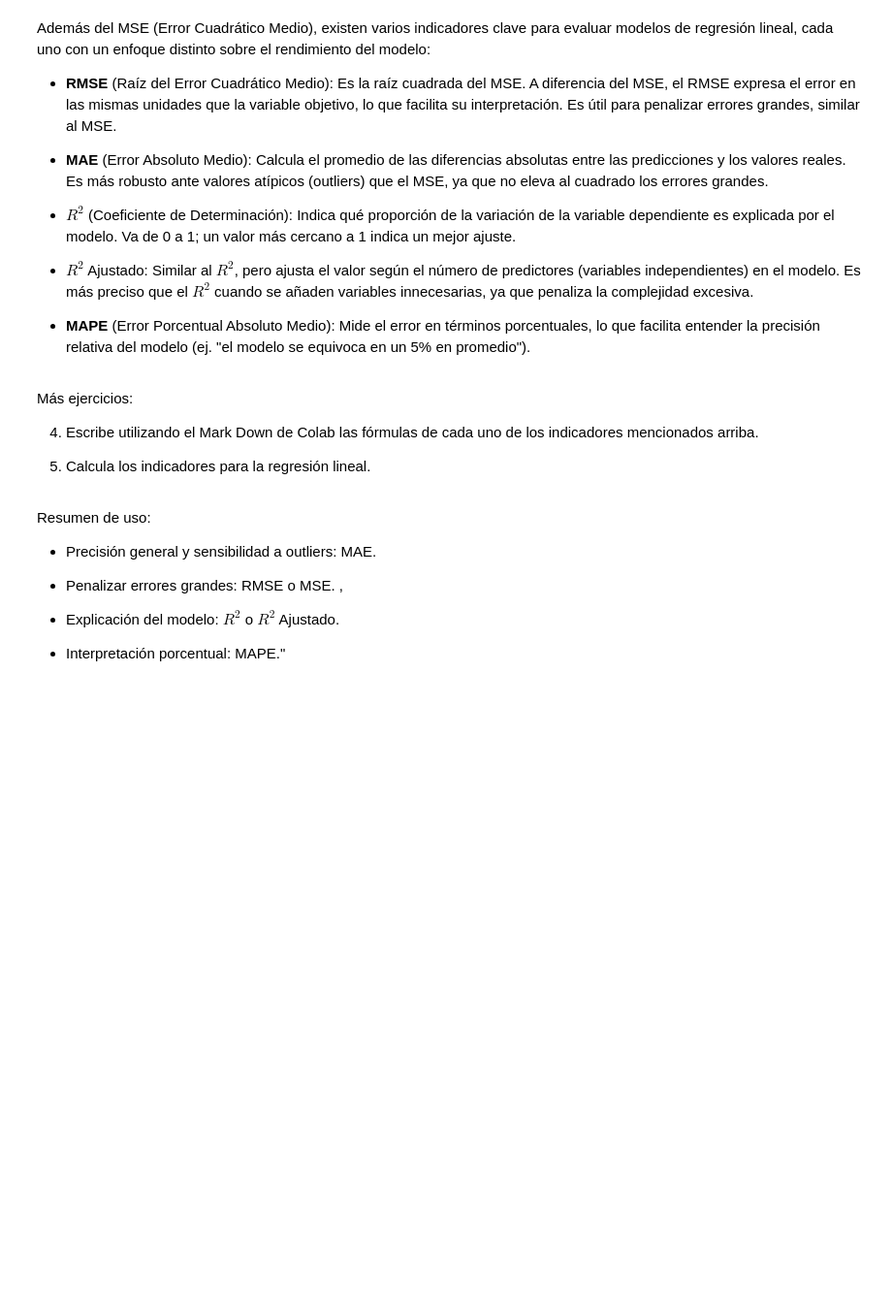
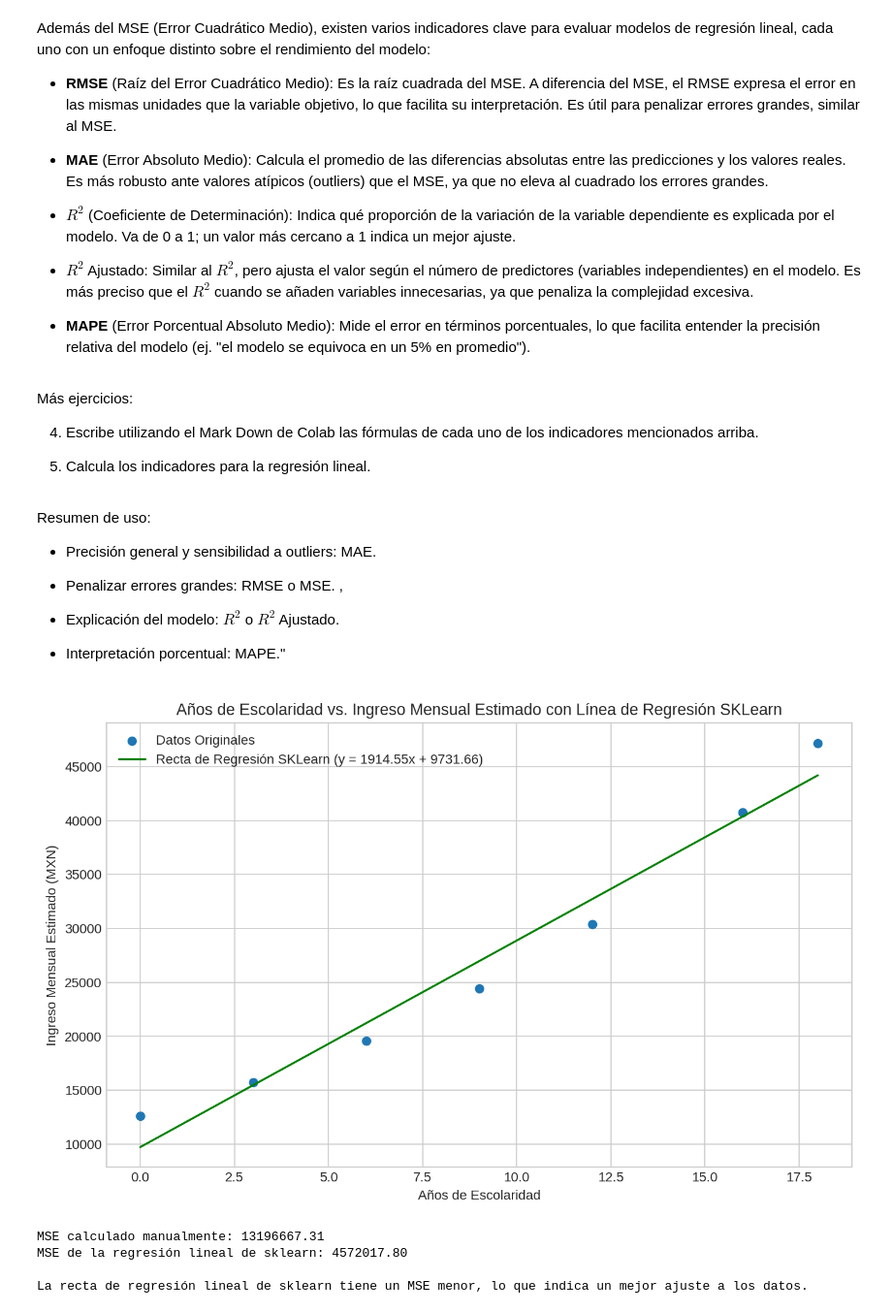
Before and after one commit to PacifiK2460/mineria-de-datos, a Jupyter notebook: Mineria_de_Datos.ipynb, the cells around one changed output. Shown at 97% size. Saved outputs shown, nothing was run; the diff lists cells and outputs as text; code cells hidden in the pictures; blank space fills up the shorter version.

```diff
--- a/Mineria_de_Datos.ipynb
+++ b/Mineria_de_Datos.ipynb
@@ -1193,3 +1193,46 @@ Resumen de uso:
 * Explicación del modelo: $R^{2}$ o $R^{2}$ Ajustado.
 
 * Interpretación porcentual: MAPE."
+# %%
+# Grafica la línea del modelo de regresión lineal de sklearn junto con los datos originales.
+
+# Calcular los valores y de la recta de regresión de sklearn
+linea_sklearn = m_sklearn * anios_escolaridad + b_sklearn
+
+plt.figure(figsize=(10, 6))
+plt.scatter(anios_escolaridad, ingreso_mensual_estimado_mx, label='Datos Originales')
+plt.plot(anios_escolaridad, linea_sklearn, color='green',
+         label=f'Recta de Regresión SKLearn (y = {m_sklearn:.2f}x + {b_sklearn:.2f})')
+plt.title('Años de Escolaridad vs. Ingreso Mensual Estimado con Línea de Regresión SKLearn')
+plt.xlabel('Años de Escolaridad')
+plt.ylabel('Ingreso Mensual Estimado (MXN)')
+plt.grid(True)
+plt.legend()
+plt.show()
+# %% [output]
+[figure, added]
+# %%
+# Calcula el MSE de esta regresión lineal y compara con el resultado anterior.
+from sklearn.metrics import mean_squared_error
+
+# 1. Realizar predicciones con el modelo de sklearn
+y_pred_sklearn = modelo_regresion.predict(X)
+
+# 2. Calcular el MSE usando sklearn
+mse_sklearn = mean_squared_error(y, y_pred_sklearn)
+
+print(f"MSE calculado manualmente: {mse:.2f}")
+print(f"MSE de la regresión lineal de sklearn: {mse_sklearn:.2f}")
+
+# Comparación
+if mse_sklearn < mse:
+    print("\nLa recta de regresión lineal de sklearn tiene un MSE menor, lo que indica un mejor ajuste a los datos.")
+elif mse_sklearn > mse:
+    print("\nLa recta calculada manualmente tiene un MSE menor, lo que indica un mejor ajuste a los datos.")
+else:
+    print("\nAmbas rectas tienen el mismo MSE.")
+# %% [output]
+MSE calculado manualmente: 13196667.31
+MSE de la regresión lineal de sklearn: 4572017.80
+
+La recta de regresión lineal de sklearn tiene un MSE menor, lo que indica un mejor ajuste a los datos.
```
